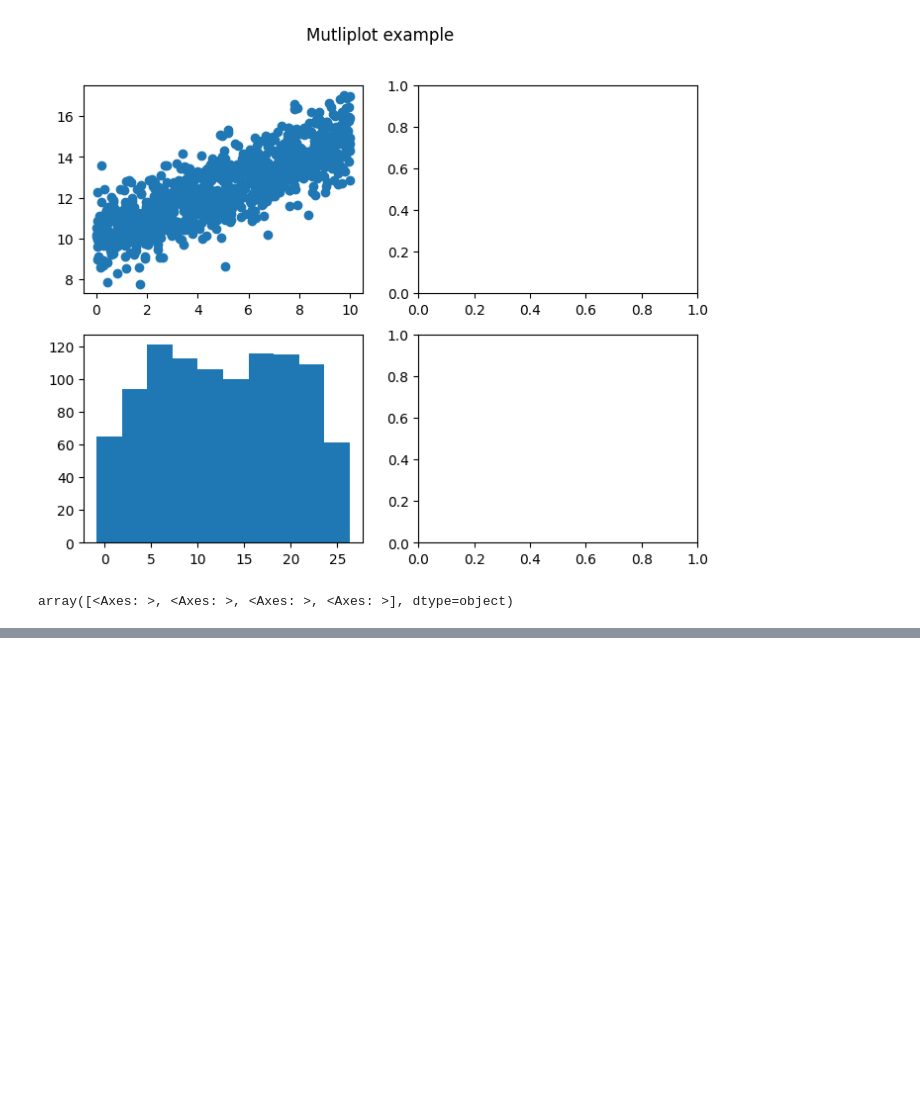
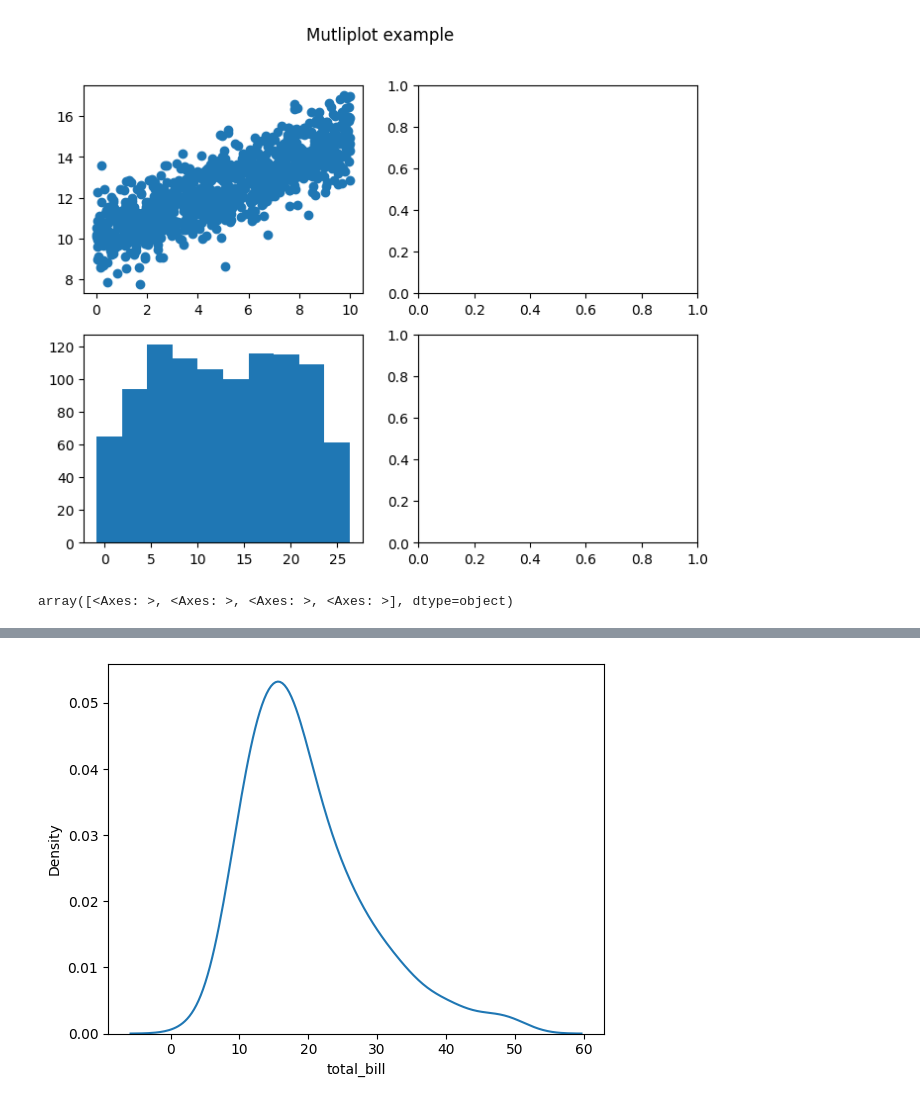
Before and after one commit to pallavitalasila26/FSA_devops, a Jupyter notebook: notebooks/unit2/Lesson_11_demo.ipynb, the cells around one changed output, grey strips where cells are left out. Saved outputs shown, nothing was run; the diff lists cells and outputs as text; code cells hidden in the pictures; blank space fills up the shorter version.

```diff
--- a/notebooks/unit2/Lesson_11_demo.ipynb
+++ b/notebooks/unit2/Lesson_11_demo.ipynb
@@ -233,0 +275,5 @@ plt.show()
+# %%
+sns.kdeplot(tips_df['total_bill'])
+plt.show()
+# %% [output]
+[figure, added]
```
Also changed, not shown: parts of 12 cells of this notebook.
